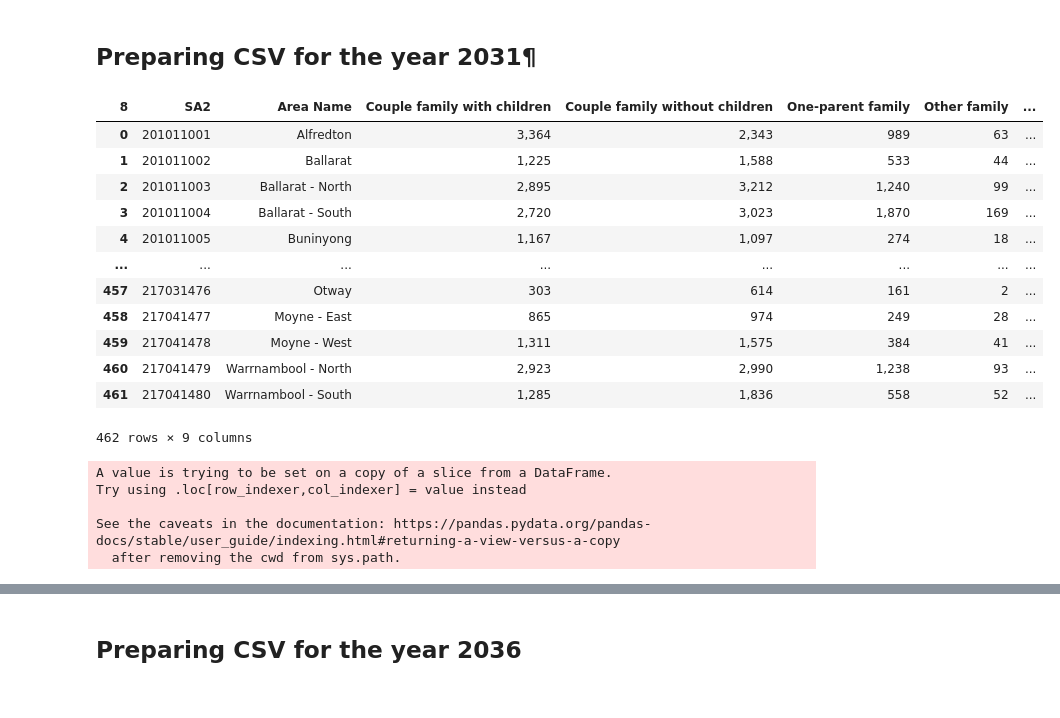
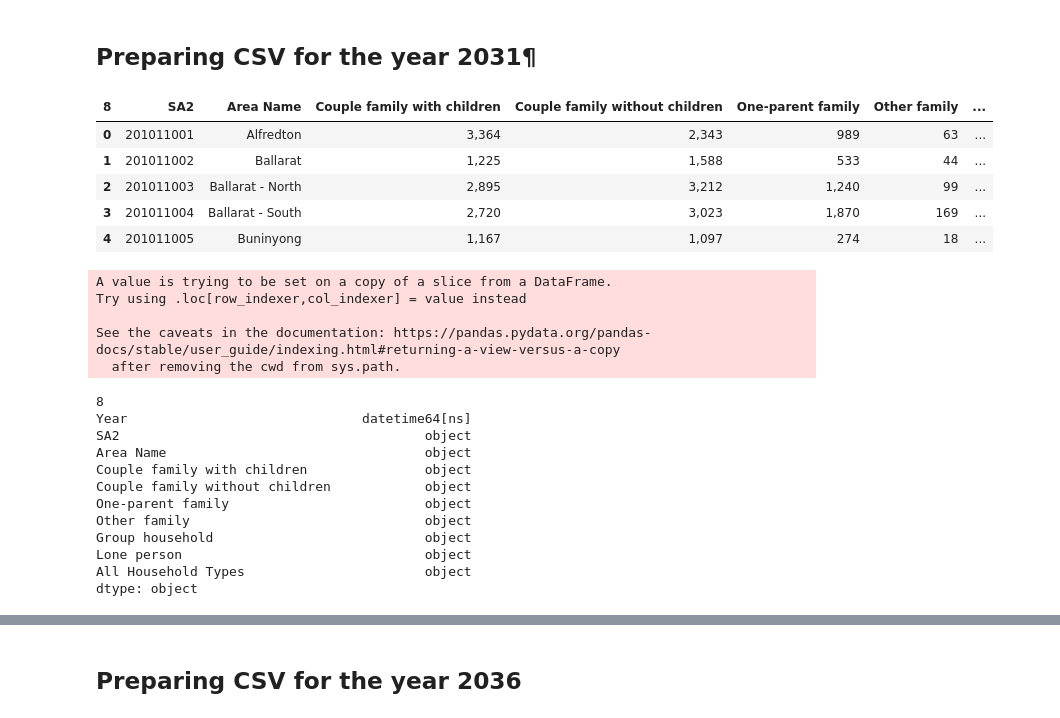
Before and after one commit to babetteblanquet/ETL_project, a Jupyter notebook: Household_types_Transformation.ipynb, the cells around one changed output, grey strips where cells are left out. Saved outputs shown, nothing was run; the diff lists cells and outputs as text; code cells hidden in the pictures.

```diff
--- a/Household_types_Transformation.ipynb
+++ b/Household_types_Transformation.ipynb
@@ -239,29 +203,35 @@ dtype: object
 # %%
 #Select columns for the 2031 data
 df_2031 = df.iloc[:,[3,5,30,31,32,33,34,35,36]]
-df_2031
+df_2031.head()
 # %% [output]
 | 8 | SA2 | Area Name | Couple family with children | Couple family without children | One-parent family | Other family | ... |
 | 0 | 201011001 | Alfredton | 3,364 | 2,343 | 989 | 63 | ... |
 | 1 | 201011002 | Ballarat | 1,225 | 1,588 | 533 | 44 | ... |
 | 2 | 201011003 | Ballarat - North | 2,895 | 3,212 | 1,240 | 99 | ... |
 | 3 | 201011004 | Ballarat - South | 2,720 | 3,023 | 1,870 | 169 | ... |
 | 4 | 201011005 | Buninyong | 1,167 | 1,097 | 274 | 18 | ... |
-| ... | ... | ... | ... | ... | ... | ... | ... |
-| 457 | 217031476 | Otway | 303 | 614 | 161 | 2 | ... |
-| 458 | 217041477 | Moyne - East | 865 | 974 | 249 | 28 | ... |
-| 459 | 217041478 | Moyne - West | 1,311 | 1,575 | 384 | 41 | ... |
-| 460 | 217041479 | Warrnambool - North | 2,923 | 2,990 | 1,238 | 93 | ... |
-| 461 | 217041480 | Warrnambool - South | 1,285 | 1,836 | 558 | 52 | ... |
-462 rows × 9 columns
 # %%
 #Add a column year with the value 2031
 df_2031.insert(0, 'Year', '2031-06-30')
 #Convert the column Year to datetime
 df_2031['Year'] = pd.to_datetime(df_2031.Year)
+df_2031.dtypes
 # %% [output]
 A value is trying to be set on a copy of a slice from a DataFrame.
 Try using .loc[row_indexer,col_indexer] = value instead
 
 See the caveats in the documentation: https://pandas.pydata.org/pandas-docs/stable/user_guide/indexing.html#returning-a-view-versus-a-copy
   after removing the cwd from sys.path.
+8
+Year                              datetime64[ns]
+SA2                                       object
+Area Name                                 object
+Couple family with children               object
+Couple family without children            object
+One-parent family                         object
+Other family                              object
+Group household                           object
+Lone person                               object
+All Household Types                       object
+dtype: object
```
Also changed, not shown: parts of 29 cells of this notebook, 1 other file.
